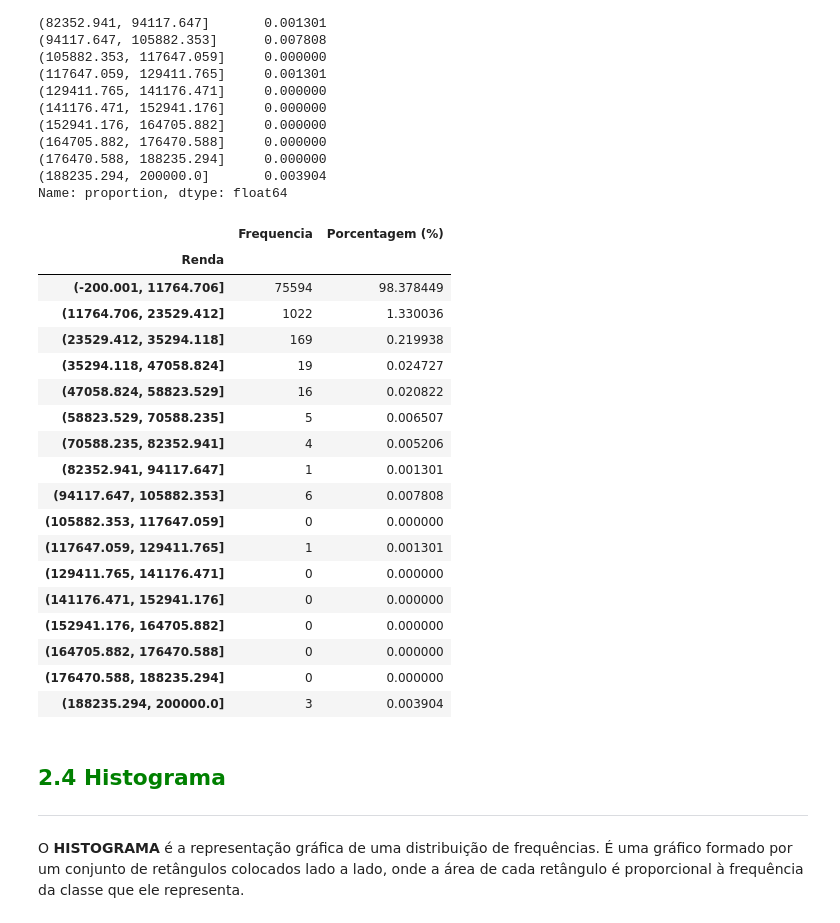
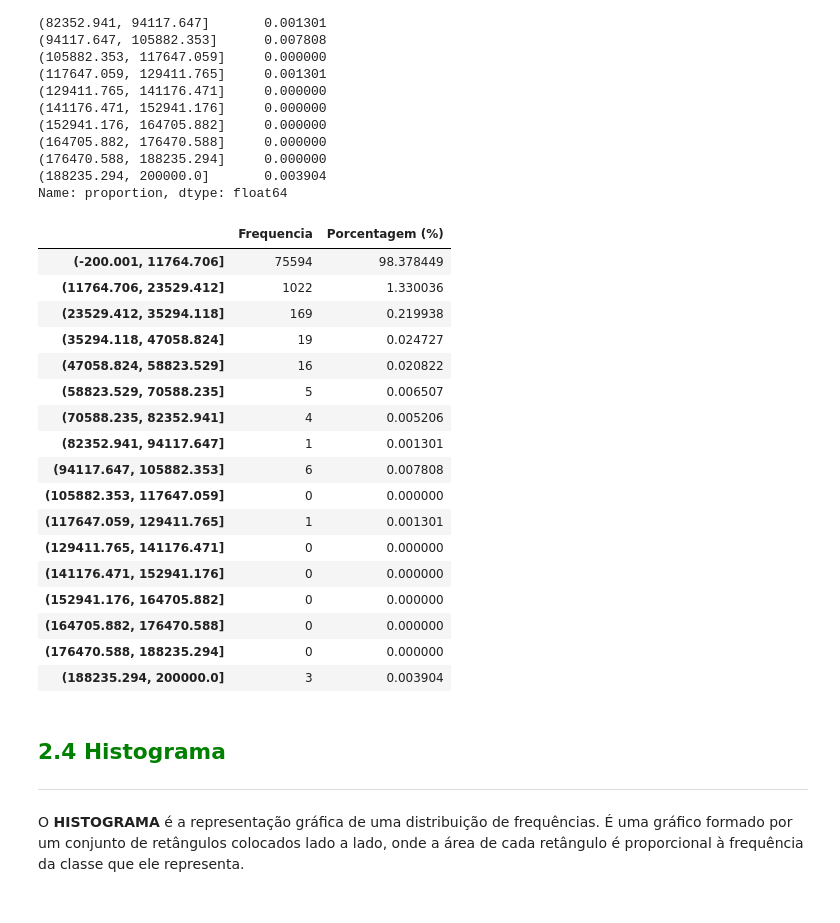
Before and after one commit to nailson13b/Data, a Jupyter notebook: Courses/03_Estatistica_com_Python/03_01_Aulas/Curso_de_Estatística_Parte_1.ipynb, the cells around one changed output. Saved outputs shown, nothing was run; the diff lists cells and outputs as text; code cells hidden in the pictures.

```diff
--- a/Courses/03_Estatistica_com_Python/Curso_de_Estatística_Parte_1.ipynb
+++ b/Courses/03_Estatistica_com_Python/03_01_Aulas/Curso_de_Estatística_Parte_1.ipynb
@@ -480,12 +480,11 @@ Name: proportion, dtype: float64
 # %%
 dist_freq_quantitativas_amplitude_fixa = pd.DataFrame(
     {'Frequencia': frequencia, 'Porcentagem (%)': percentual}
 )
-dist_freq_quantitativas_amplitude_fixa.index.name
+dist_freq_quantitativas_amplitude_fixa.index.name = None
 dist_freq_quantitativas_amplitude_fixa
 # %% [output]
 |  | Frequencia | Porcentagem (%) |
-| Renda |  |  |
 | (-200.001, 11764.706] | 75594 | 98.378449 |
 | (11764.706, 23529.412] | 1022 | 1.330036 |
 | (23529.412, 35294.118] | 169 | 0.219938 |
```
Also changed, not shown: 3 other files.
